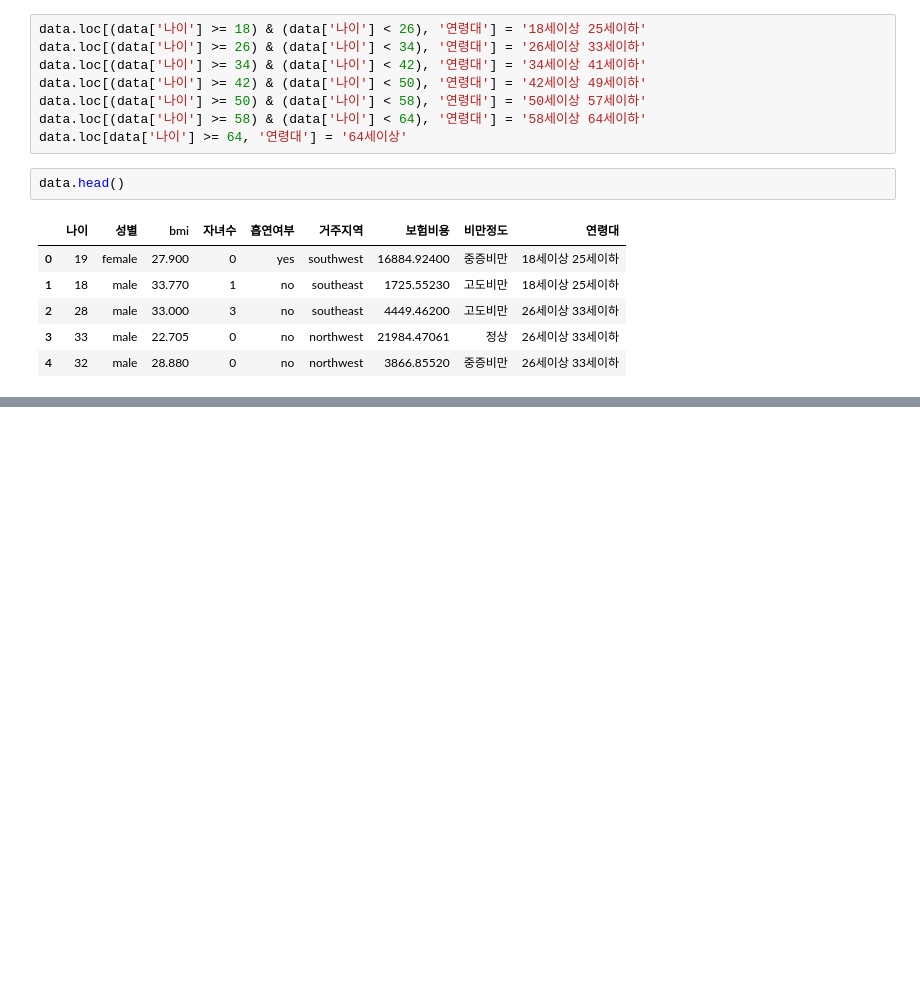
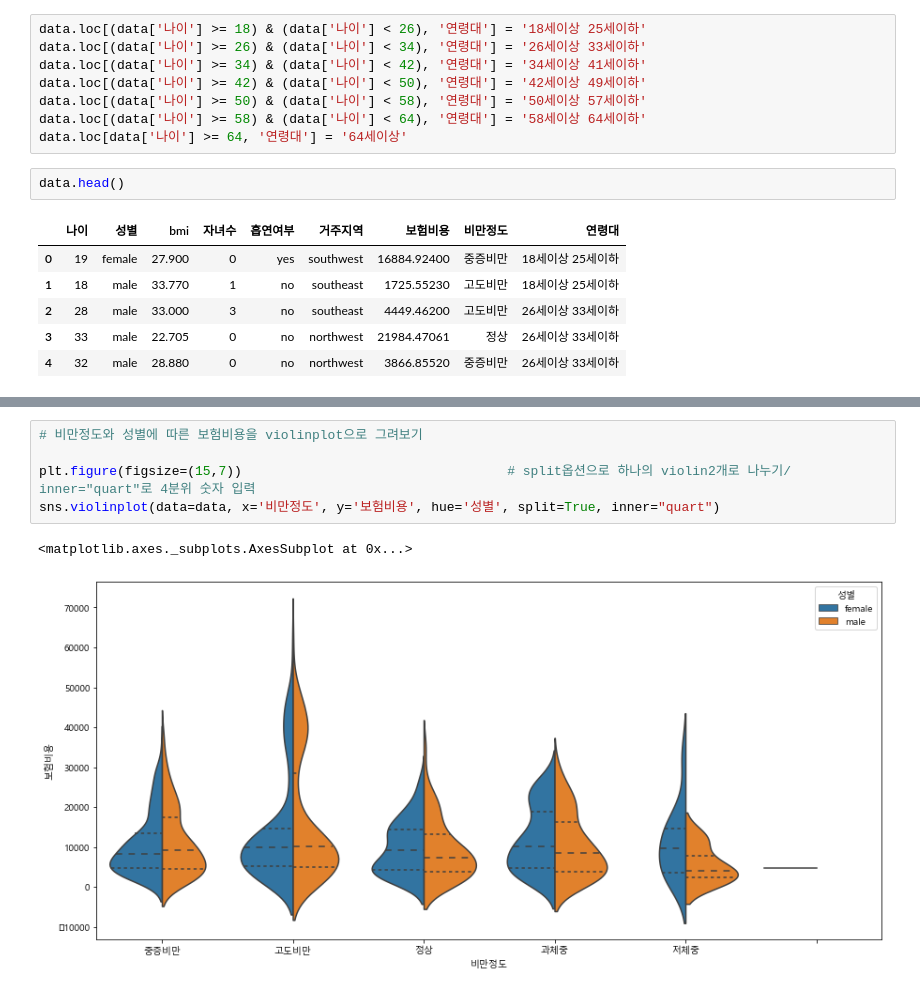
Before and after one commit to young-hun-jo/KaggleStruggle, a Jupyter notebook: medical_cost/Medical_cost.ipynb, the cells around one changed output, grey strips where cells are left out. Drawn from its saved outputs; the diff is of its cells as text; blank space fills up the shorter version.

```diff
--- a/medical_cost/Medical_cost.ipynb
+++ b/medical_cost/Medical_cost.ipynb
@@ -197,0 +237,8 @@ sns.barplot(data=data, x='연령대', y='보험비용')
+# %%
+# 비만정도와 성별에 따른 보험비용을 violinplot으로 그려보기
+
+plt.figure(figsize=(15,7))                                  # split옵션으로 하나의 violin2개로 나누기/ inner="quart"로 4분위 숫자 입력
+sns.violinplot(data=data, x='비만정도', y='보험비용', hue='성별', split=True, inner="quart")
+# %% [output]
+<matplotlib.axes._subplots.AxesSubplot at 0x...>
+[figure, added]
```
Also changed, not shown: parts of 22 cells of this notebook.
